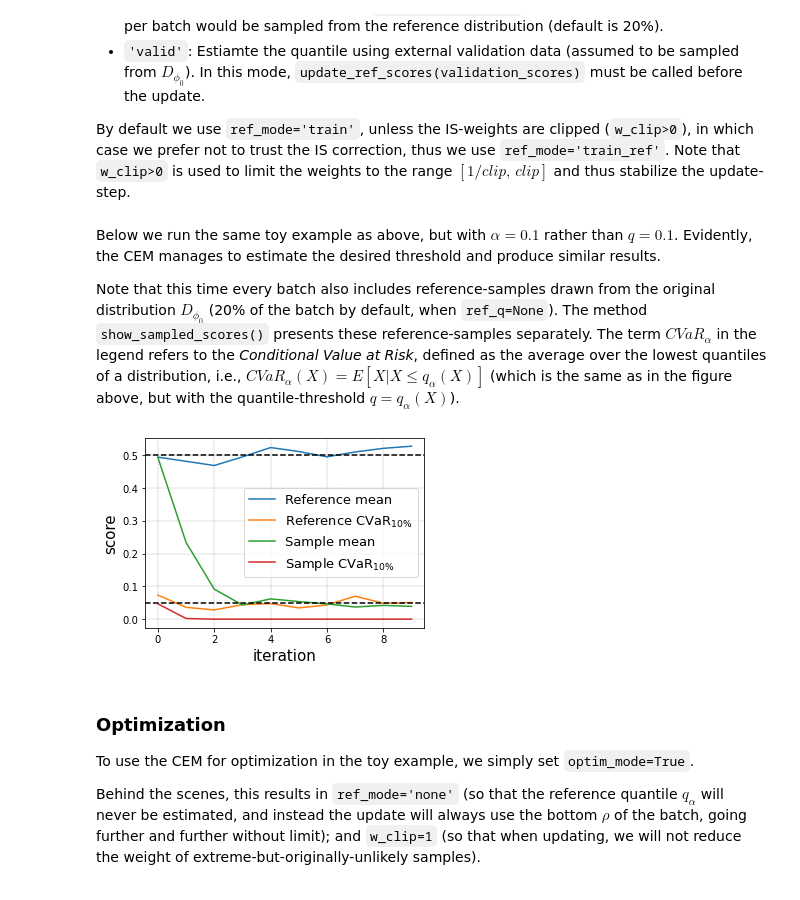
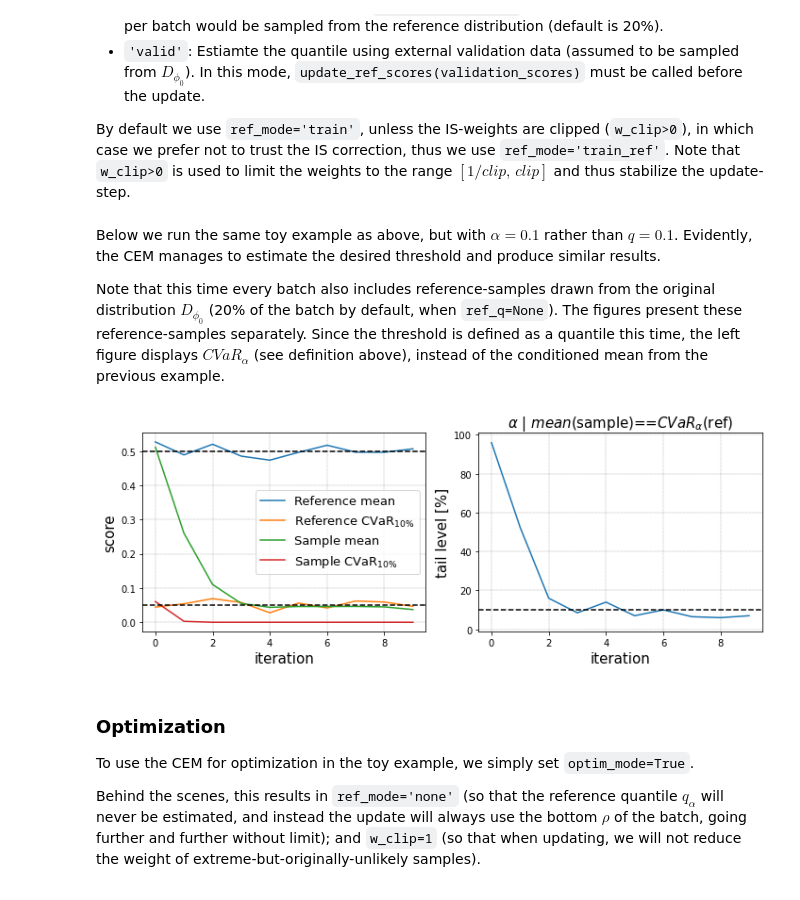
Before and after one commit to ido90/CEM, a Jupyter notebook: tutorial.ipynb, the cells around one changed output. Saved outputs shown, nothing was run; the diff lists cells and outputs as text; code cells hidden in the pictures.

```diff
--- a/tutorial.ipynb
+++ b/tutorial.ipynb
@@ -246,20 +251,21 @@ Note that `w_clip>0` is used to limit the weights to the range $[1/clip,\, clip]
 Below we run the same toy example as above, but with $\alpha=0.1$ rather than $q=0.1$.
 Evidently, the CEM manages to estimate the desired threshold and produce similar results.
 
-Note that this time every batch also includes reference-samples drawn from the original distribution $D_{\phi_0}$ (20% of the batch by default, when `ref_q=None`). The method `show_sampled_scores()` presents these reference-samples separately.
-The term $CVaR_\alpha$ in the legend refers to the *Conditional Value at Risk*, defined as the average over the lowest quantiles of a distribution, i.e., $CVaR_\alpha(X)=E[X | X\le q_\alpha(X)]$ (which is the same as in the figure above, but with the quantile-threshold $q=q_\alpha(X)$).
+Note that this time every batch also includes reference-samples drawn from the original distribution $D_{\phi_0}$ (20% of the batch by default, when `ref_q=None`). The figures present these reference-samples separately.
+Since the threshold is defined as a quantile this time, the left figure displays $CVaR_\alpha$ (see definition above), instead of the conditioned mean from the previous example.
 # %%
 # note: we replaced ref_thresh with ref_alpha
 ce = CEM_Beta(phi0=0.5, batch_size=batch_size, min_batch_update=0.5, ref_alpha=0.1)
 
 simulate_toy_process_and_sampling(ce)
 
 # plot summary
-ax = ce.show_sampled_scores()
-ax.axhline(0.5, color='k', linestyle='--')
-ax.axhline(0.05, color='k', linestyle='--');
+axs = ce.show_summary()
+axs[0].axhline(0.5, color='k', linestyle='--')
+axs[0].axhline(0.05, color='k', linestyle='--');
+axs[1].axhline(10, color='k', linestyle='--');
 # %% [output]
-[figure, old version]
+[figure, new version]
 # %% [markdown]
 ### Optimization
 
```
Also changed, not shown: parts of 6 cells of this notebook, 1 other file.
